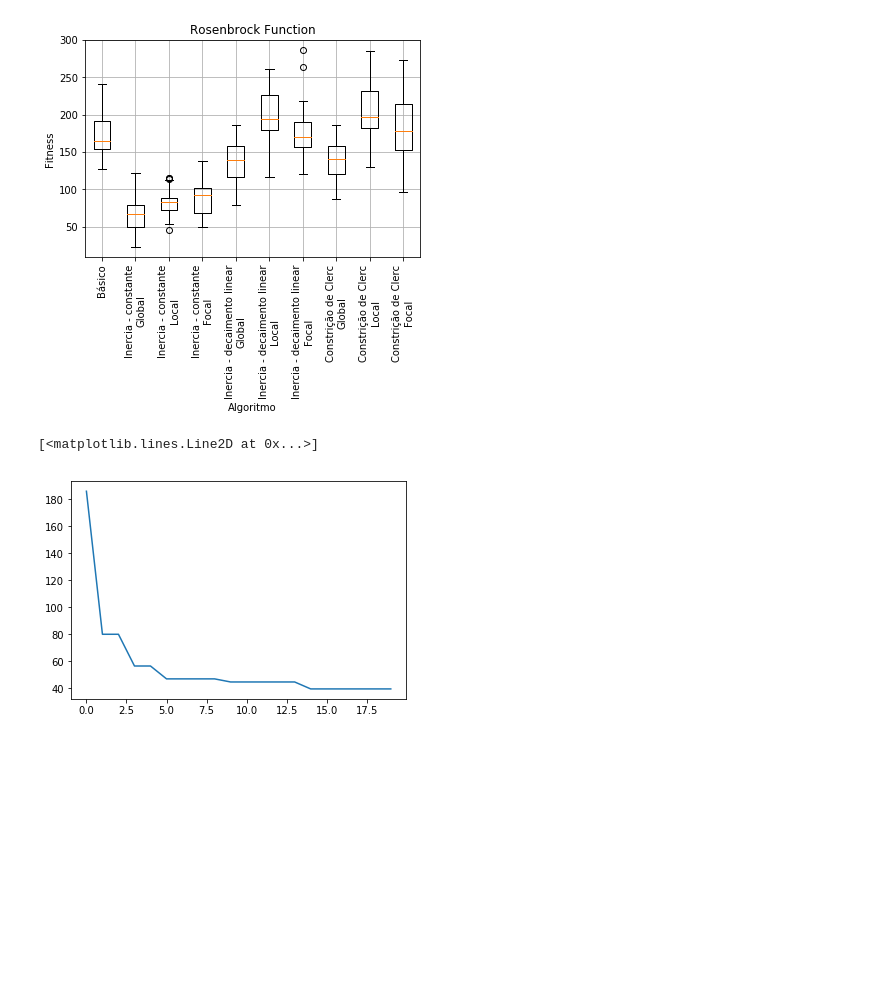
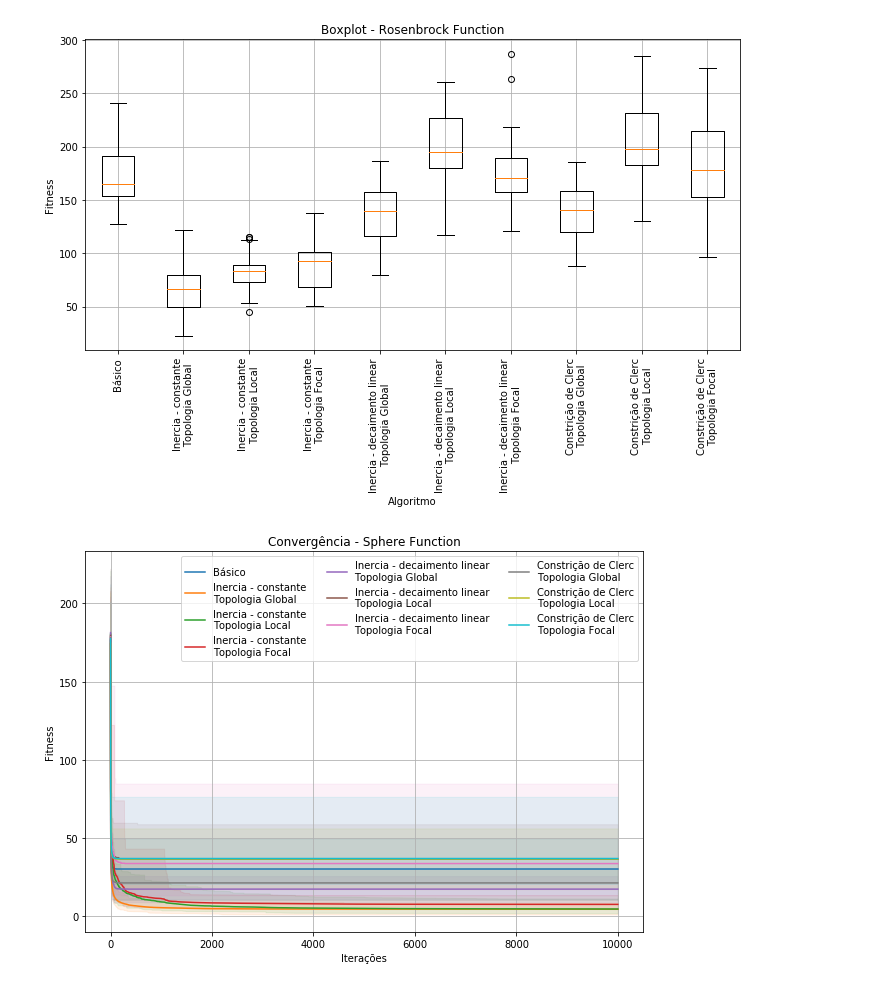
Before and after one commit to aldo-fsm/swarm-intelligence, a Jupyter notebook: Gráficos.ipynb, the cells around one changed output. Cells and saved outputs as stored; diff of their text form; code cells hidden in the pictures; blank space fills up the shorter version.

Commit message:
final results N1

```diff
--- a/Gráficos.ipynb
+++ b/Gráficos.ipynb
@@ -8,7 +9,7 @@ results_rastrigins = np.load(data_dir+'results_rastrigins.npy')
 results_rosenbrock = np.load(data_dir+'results_rosenbrock.npy')
 # %%
 labels = ['Básico',
-          'Inercia - constante\nGlobal', 'Inercia - constante\nLocal', 'Inercia - constante\nFocal',
-          'Inercia - decaimento linear\nGlobal', 'Inercia - decaimento linear\nLocal', 'Inercia - decaimento linear\nFocal',
-          'Constrição de Clerc\nGlobal', 'Constrição de Clerc\nLocal', 'Constrição de Clerc\nFocal'
+          'Inercia - constante\nTopologia Global', 'Inercia - constante\nTopologia Local', 'Inercia - constante\nTopologia Focal',
+          'Inercia - decaimento linear\nTopologia Global', 'Inercia - decaimento linear\nTopologia Local', 'Inercia - decaimento linear\nTopologia Focal',
+          'Constrição de Clerc\nTopologia Global', 'Constrição de Clerc\nTopologia Local', 'Constrição de Clerc\nTopologia Focal'
          ]
@@ -15,4 +29,6 @@ labels = ['Básico',
 # %%
-figure_dir = 'figures/Prática N1/boxplots/'
+figure_dir = 'figures/Prática N1/'
+# %%
+plt.rcParams['figure.figsize'] = 10, 7
 # %%
 plt.grid()
@@ -37,15 +55,11 @@ plt.savefig(figure_dir+'Boxplot - Rastrigins.png')
 # %%
 plt.grid()
-plt.title("Rosenbrock Function")
+plt.title("Boxplot - Rosenbrock Function")
 plt.boxplot(results_rosenbrock[:, :, -1]);
 plt.xticks(range(1,1+len(results_sphere[0, :])), labels, rotation='vertical')
 plt.xlabel('Algoritmo')
 plt.ylabel('Fitness')
-plt.savefig(figure_dir+'Boxplot - Rosenbrock.png', )
+plt.tight_layout()
+plt.savefig(os.path.join(figure_dir, 'Boxplot - Rosenbrock.png'))
 # %% [output]
-[figure, old version]
+[figure, new version]
-# %%
-plt.plot(results_sphere[0, 0, :20])
-# %% [output]
-[<matplotlib.lines.Line2D at 0x...>]
-[figure, removed]
@@ -51,0 +70,12 @@ plt.plot(results_sphere[0, 0, :20])
+# %%
+plt.title('Convergência - Sphere Function')
+plt.grid()
+for i, label in enumerate(labels):
+    filled_curve(results_sphere[:,i,:])
+plt.legend(labels, loc='best', ncol=3)
+plt.xlabel('Iterações')
+plt.ylabel('Fitness')
+# plt.xlim([-2, 600])
+plt.savefig(os.path.join(figure_dir, 'Convergence - Sphere.png'))
+# %% [output]
+[figure, added]
```
Also changed, not shown: parts of 7 cells of this notebook, 10 other files.
